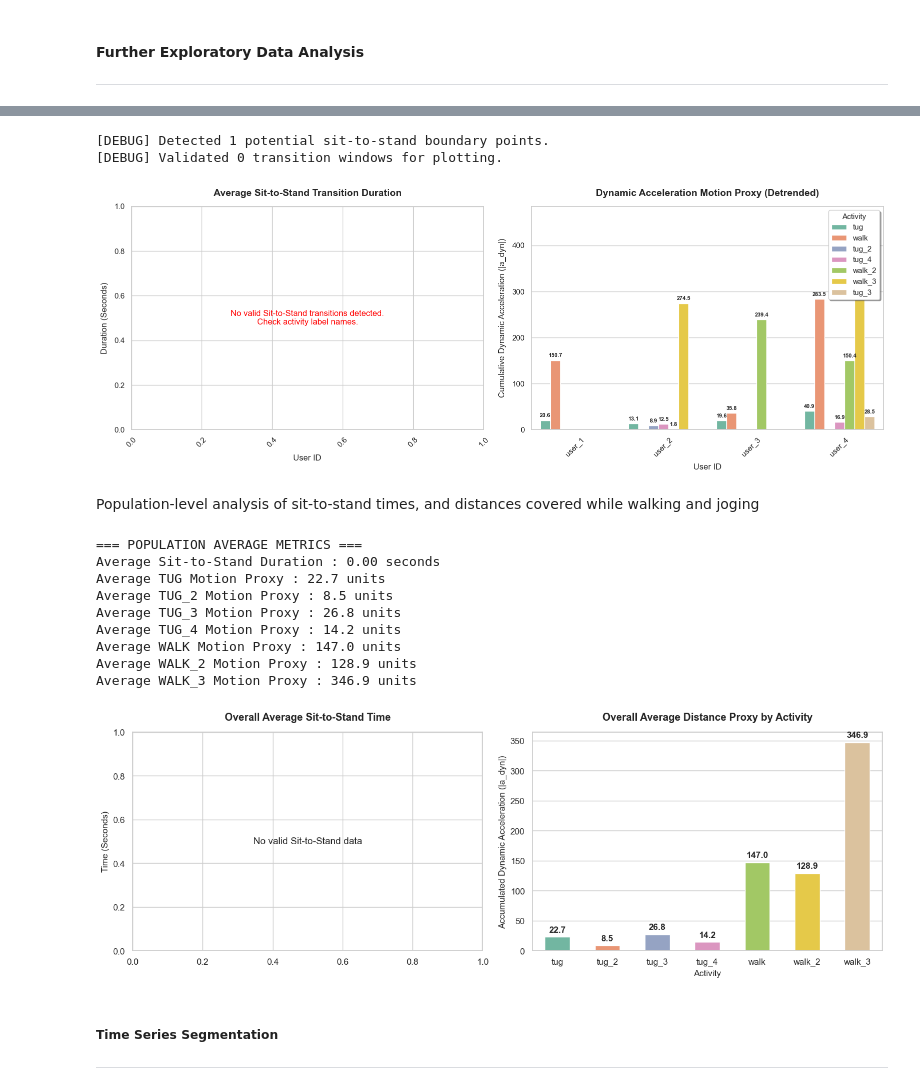
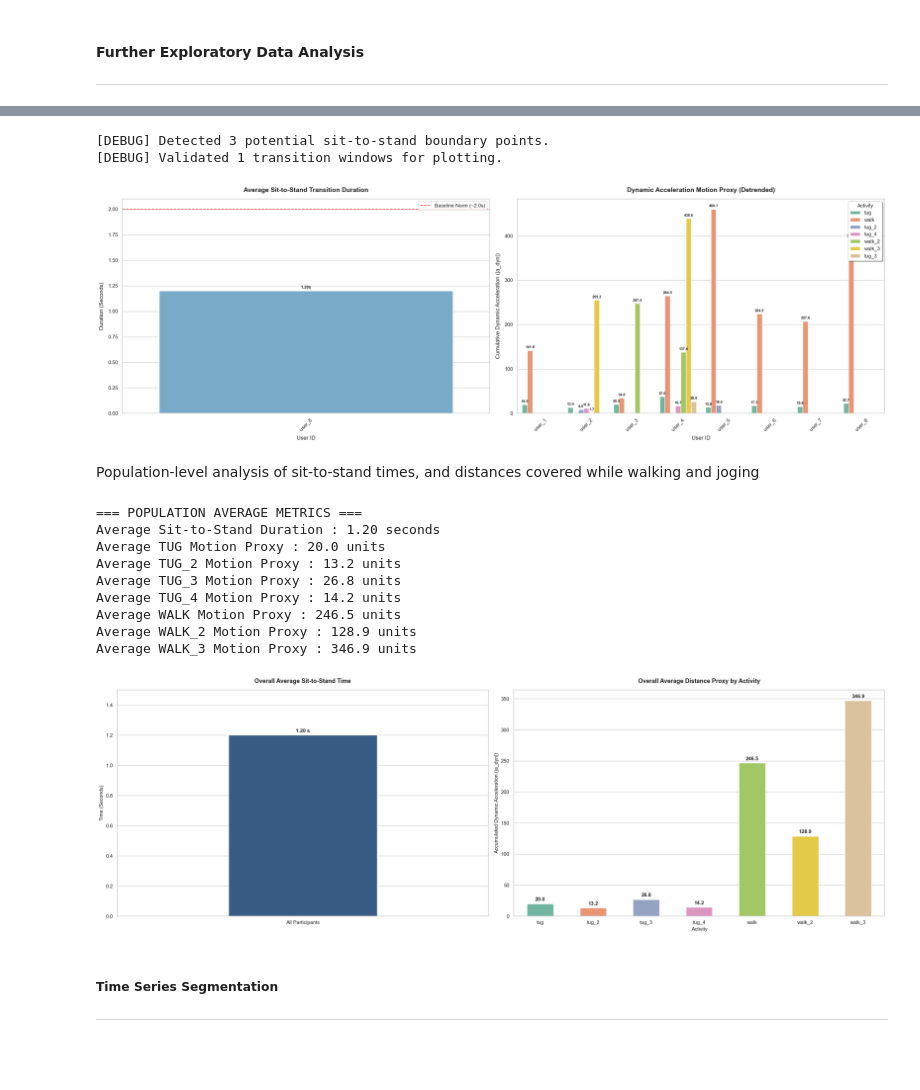
Before and after one commit to ike-njoku/finals-project, a Jupyter notebook: notebooks/main.ipynb, the cells around one changed output, grey strips where cells are left out. Drawn from its saved outputs; the diff is of its cells as text; code cells hidden in the pictures; blank space fills up the shorter version.

```diff
--- a/notebooks/main.ipynb
+++ b/notebooks/main.ipynb
@@ -1259,7 +1628,7 @@ import pandas as pd
 import matplotlib.pyplot as plt
 import seaborn as sns
 
-SAMPLING_RATE_HZ = 50
+SAMPLING_RATE_HZ = 20
 
 # =========================================================================
 # 1. DATA PREPARATION & INDEX SANITIZATION
@@ -1347,7 +1716,7 @@ distance_proxy_df = (
 # 4. PLOTTING GENERATION
 # =========================================================================
 sns.set_theme(style="whitegrid")
-fig, axes = plt.subplots(1, 2, figsize=(16, 6))
+fig, axes = plt.subplots(1, 2, figsize=(24, 8))
 
 # Plot A: Sit-to-Stand Duration
 if not sit_stand_durations.empty:
@@ -1370,36 +1739,36 @@ else:
     axes[0].text(0.5, 0.5, "No valid Sit-to-Stand transitions detected.\nCheck activity label names.",
                  ha='center', va='center', fontsize=12, color='red', transform=axes[0].transAxes)
 
 axes[0].set_title("Average Sit-to-Stand Transition Duration", fontsize=14, fontweight="bold", pad=15)
 axes[0].set_xlabel("User ID", fontsize=12, labelpad=8)
 axes[0].set_ylabel("Duration (Seconds)", fontsize=12, labelpad=8)
 axes[0].tick_params(axis="x", rotation=45)
 
 # Plot B: Dynamic Acceleration Motion Proxy
 if not distance_proxy_df.empty:
     sns.barplot(
         ax=axes[1],
         data=distance_proxy_df,
         x='user_id',
         y='cumulative_dynamic_accel',
         hue='activity_clean',
         palette='Set2'
     )
     for container in axes[1].containers:
         axes[1].bar_label(container, fmt="%.1f", padding=3, fontsize=8, fontweight="semibold")
 
 axes[1].set_title("Dynamic Acceleration Motion Proxy (Detrended)", fontsize=14, fontweight="bold", pad=15)
 axes[1].set_xlabel("User ID", fontsize=12, labelpad=8)
 axes[1].set_ylabel("Cumulative Dynamic Acceleration (|a_dyn|)", fontsize=12, labelpad=8)
 axes[1].tick_params(axis="x", rotation=45)
 axes[1].legend(title="Activity", title_fontsize="11", loc="upper right", frameon=True, shadow=True)
 
 plt.tight_layout()
 plt.show()
 # %% [output]
-[DEBUG] Detected 1 potential sit-to-stand boundary points.
-[DEBUG] Validated 0 transition windows for plotting.
+[DEBUG] Detected 3 potential sit-to-stand boundary points.
+[DEBUG] Validated 1 transition windows for plotting.
-[figure, old version]
+[figure, new version]
 # %% [markdown]
 Population-level analysis of sit-to-stand times, and distances covered while walking and joging
 # %%
@@ -1448,7 +1817,7 @@ else:
 # 2. POPULATION VISUALIZATION GENERATION
 # =========================================================================
 sns.set_theme(style="whitegrid")
-fig, axes = plt.subplots(1, 2, figsize=(14, 5))
+fig, axes = plt.subplots(1, 2, figsize=(24, 8))
 
 # --- Plot 1: Overall Average Sit-to-Stand Duration ---
 if avg_sit_stand_time > 0:
@@ -1499,15 +1868,15 @@ plt.tight_layout()
 plt.show()
 # %% [output]
 === POPULATION AVERAGE METRICS ===
-Average Sit-to-Stand Duration : 0.00 seconds
-Average TUG Motion Proxy : 22.7 units
-Average TUG_2 Motion Proxy : 8.5 units
+Average Sit-to-Stand Duration : 1.20 seconds
+Average TUG Motion Proxy : 20.0 units
+Average TUG_2 Motion Proxy : 13.2 units
 Average TUG_3 Motion Proxy : 26.8 units
 Average TUG_4 Motion Proxy : 14.2 units
-Average WALK Motion Proxy : 147.0 units
+Average WALK Motion Proxy : 246.5 units
 Average WALK_2 Motion Proxy : 128.9 units
 Average WALK_3 Motion Proxy : 346.9 units
-[figure, old version]
+[figure, new version]
 # %% [markdown]
 ##### Time Series Segmentation
 ---
```
Also changed, not shown: parts of 36 cells of this notebook, 54 other files.
